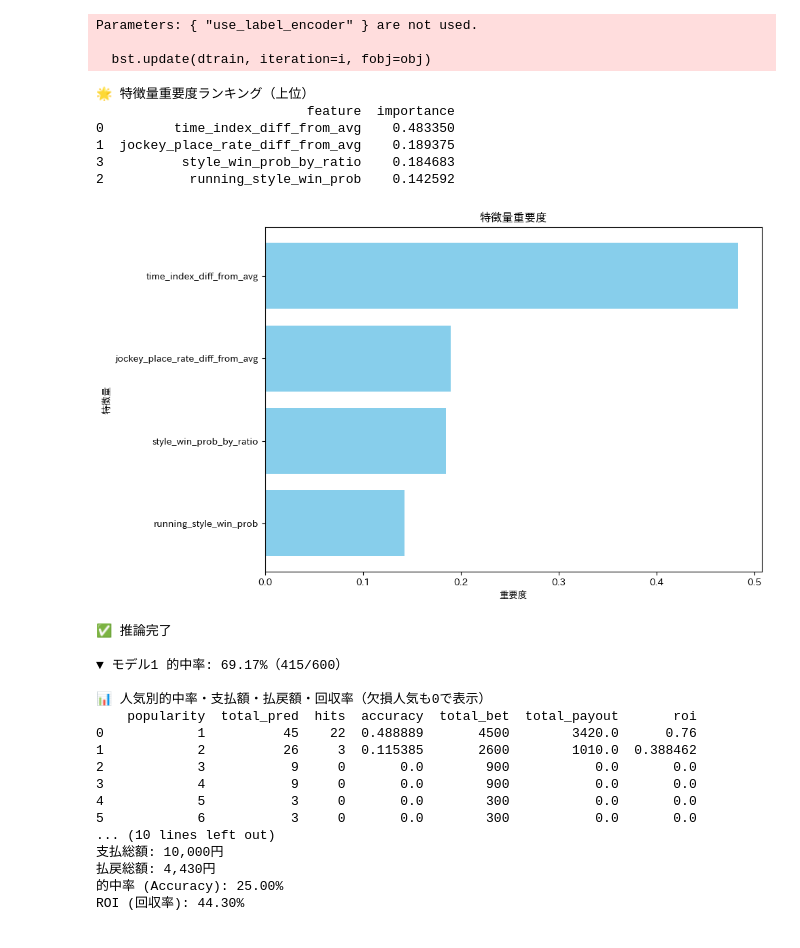
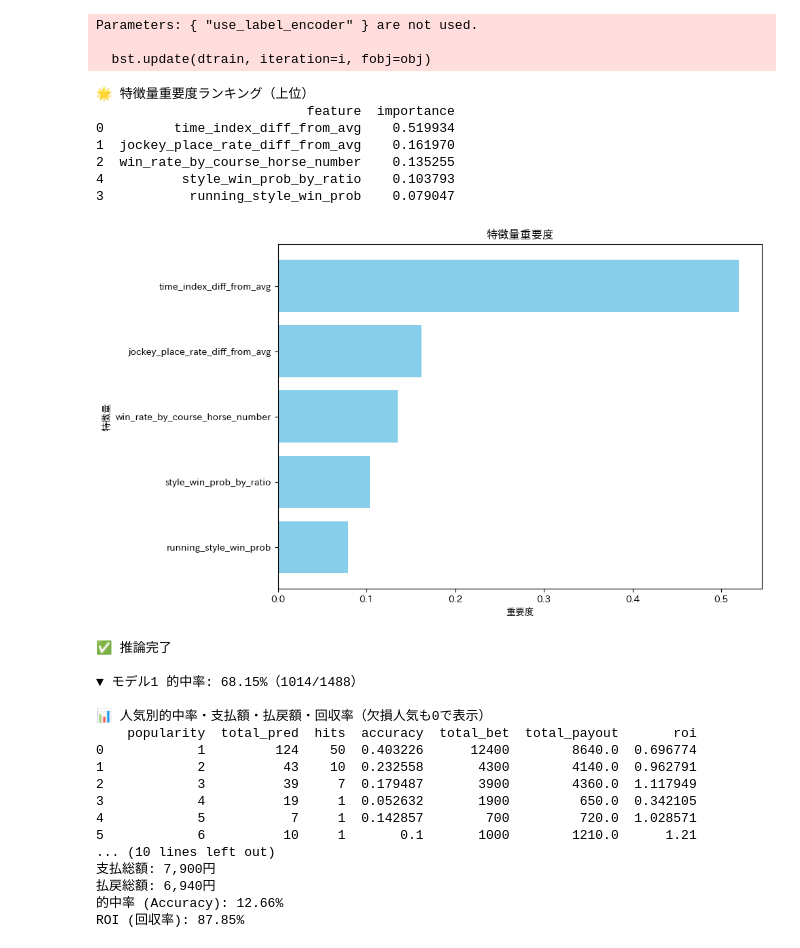
Before and after one commit to anniereon/keiba_ml, a Jupyter notebook: 上位に入る確率を予想して的中率や回収率の改善に繋げたい.ipynb, the cells around one changed output. Saved outputs shown, nothing was run; the diff lists cells and outputs as text; code cells hidden in the pictures.

```diff
--- a/上位に入る確率を予想して的中率や回収率の改善に繋げたい.ipynb
+++ b/上位に入る確率を予想して的中率や回収率の改善に繋げたい.ipynb
@@ -5,6 +5,9 @@ import xgboost as xgb
 from scipy import stats
 import japanize_matplotlib
 # import matplotlib as plt
+import matplotlib.pyplot as plt
+from xgboost import XGBRegressor
+from sklearn.model_selection import train_test_split
 
 # ===============================================================
 # 関数定義
@@ -44,7 +47,7 @@ def get_last_corner_position(row):
 # データ読み込み
 # ===============================================================
 num_horses = 12
-target_course_ids = [602]
+target_course_ids = [1304]
 # target_course_ids = 202
 course_label = "_".join(map(str, target_course_ids))
 input_file = "input_全頭_編集後.csv"
@@ -390,7 +393,6 @@ Index(['course_id', 'running_style_type_overall', 'ratio_front_round',
       dtype='object')
 style_win_prob_by_ratio（割合ベースの勝率）とランニングスタイル情報をdf_targetに付与しました。
 # %%
-import matplotlib.pyplot as plt
 
 # ===============================================================
 # 特徴量リスト
@@ -398,7 +400,7 @@ import matplotlib.pyplot as plt
 features = [
     "time_index_diff_from_avg",
     "jockey_place_rate_diff_from_avg",
-#    "win_rate_by_course_horse_number",
+    "win_rate_by_course_horse_number",
     "running_style_win_prob",
     "style_win_prob_by_ratio",
     # ここから相互作用項
@@ -441,7 +443,7 @@ y_m1 = df_m1["is_top4"]
 
 # --- 人気フィルタ設定（学習データのみ）---
 exclude_popularities = [1]
-#train_mask = (df_m1["race_date"].dt.year == train_year)
+# train_mask = (df_m1["race_date"].dt.year == train_year)
 train_mask = (df_m1["race_date"].dt.year == train_year) & (~df_m1["popularity"].isin(exclude_popularities))
 val_mask   = (df_m1["race_date"].dt.year == valid_year)
 
@@ -467,13 +469,11 @@ model1 = xgb.XGBClassifier(
 
 # 人気に応じた重み設定
 # 例: 人気1は重み0.5、人気12は重み2.0 のように補正
-df_m1["sample_weight"] = np.interp(df_m1["popularity"],
-                                   (1, num_horses),
-                                   (0.5, 2.0))
+# df_m1["sample_weight"] = np.interp(df_m1["popularity"], (1, num_horses), (0.5, 2.0))
 # sample_weightなし
-# model1.fit(X_train_m1, y_train_m1)
+model1.fit(X_train_m1, y_train_m1)
 # sample_weightあり
-model1.fit(X_train_m1, y_train_m1, sample_weight=df_m1.loc[train_mask, "sample_weight"])
+# model1.fit(X_train_m1, y_train_m1, sample_weight=df_m1.loc[train_mask, "sample_weight"])
 
 # ===============================================================
 # 特徴量重要度の出力
@@ -575,55 +575,56 @@ pop_stats.to_csv(
     encoding="utf-8-sig"
 )
 
 # ===============================================================
 # ✅ 指定人気だけを購入する設定
 # ===============================================================
-buy_popularities = [1, 2, 3, 4, 5, 6, 7, 8, 9, 10, 11, 12]
-# buy_popularities = [5, 6, 7]
-# buy_popularities = [3, 4, 5, 6]
+# buy_popularities = [3, 4, 5, 6, 7, 8, 9, 10, 11, 12]
+# buy_popularities = [3, 4]
+buy_popularities = [3, 4, 5, 6, 7, 8]
 
 df_buy = df_pred_top1[df_pred_top1["popularity"].isin(buy_popularities)].copy()
 
 total_pred_buy = len(df_buy)
 total_hits_buy = df_buy["is_hit"].sum()
 total_bet_buy = total_pred_buy * bet_amount
 total_payout_buy = df_buy["payout"].sum()
 
 accuracy_buy = total_hits_buy / total_pred_buy if total_pred_buy > 0 else 0
 roi_buy = total_payout_buy / total_bet_buy if total_pred_buy > 0 else 0
 
 print(f"\n🎯 指定人気 {buy_popularities} の購入結果")
 print(f"予想レース数: {total_pred_buy}")
 print(f"的中数: {total_hits_buy}")
 print(f"支払総額: {total_bet_buy:,}円")
 print(f"払戻総額: {total_payout_buy:,.0f}円")
 print(f"的中率 (Accuracy): {accuracy_buy:.2%}")
 print(f"ROI (回収率): {roi_buy:.2%}")
 # %% [output]
 Parameters: { "use_label_encoder" } are not used.
 
   bst.update(dtrain, iteration=i, fobj=obj)
 🌟 特徴量重要度ランキング（上位）
                            feature  importance
-0         time_index_diff_from_avg    0.483350
-1  jockey_place_rate_diff_from_avg    0.189375
-3          style_win_prob_by_ratio    0.184683
-2           running_style_win_prob    0.142592
+0         time_index_diff_from_avg    0.519934
+1  jockey_place_rate_diff_from_avg    0.161970
+2  win_rate_by_course_horse_number    0.135255
+4          style_win_prob_by_ratio    0.103793
+3           running_style_win_prob    0.079047
-[figure, old version]
+[figure, new version]
 ✅ 推論完了
 
-▼ モデル1 的中率: 69.17%（415/600）
+▼ モデル1 的中率: 68.15%（1014/1488）
 
 📊 人気別的中率・支払額・払戻額・回収率（欠損人気も0で表示）
     popularity  total_pred  hits  accuracy  total_bet  total_payout       roi
-0            1          45    22  0.488889       4500        3420.0      0.76
-1            2          26     3  0.115385       2600        1010.0  0.388462
-2            3           9     0       0.0        900           0.0       0.0
-3            4           9     0       0.0        900           0.0       0.0
-4            5           3     0       0.0        300           0.0       0.0
-5            6           3     0       0.0        300           0.0       0.0
+0            1         124    50  0.403226      12400        8640.0  0.696774
+1            2          43    10  0.232558       4300        4140.0  0.962791
+2            3          39     7  0.179487       3900        4360.0  1.117949
+3            4          19     1  0.052632       1900         650.0  0.342105
+4            5           7     1  0.142857        700         720.0  1.028571
+5            6          10     1       0.1       1000        1210.0      1.21
 ... (10 lines left out)
-支払総額: 10,000円
-払戻総額: 4,430円
-的中率 (Accuracy): 25.00%
-ROI (回収率): 44.30%
+支払総額: 7,900円
+払戻総額: 6,940円
+的中率 (Accuracy): 12.66%
+ROI (回収率): 87.85%
```
Also changed, not shown: parts of 4 cells of this notebook.
